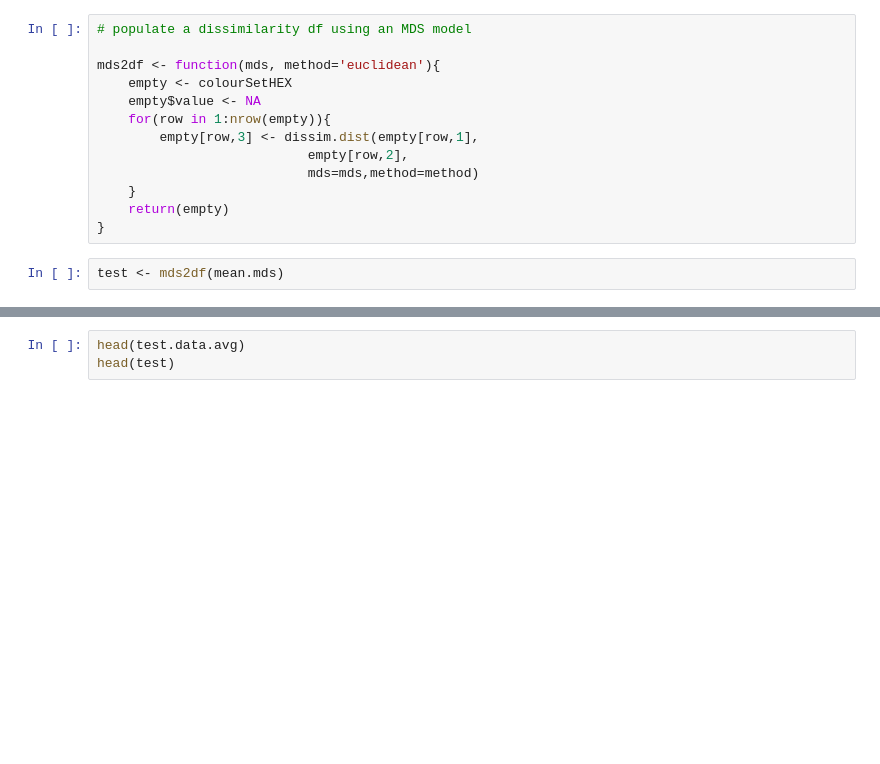
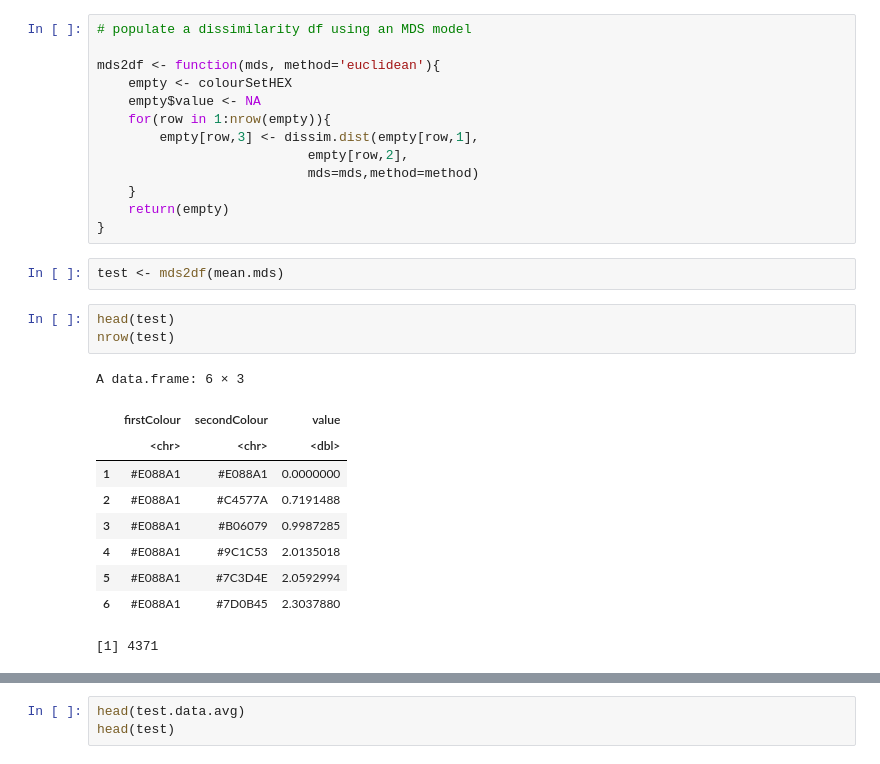
Before and after one commit to crstnn/MassiveDissimilarityJudgementReport, a Jupyter notebook: Preliminary Analysis.ipynb, the cells around one changed output, grey strips where cells are left out. Drawn from its saved outputs; the diff is of its cells as text; blank space fills up the shorter version.

```diff
--- a/Preliminary Analysis.ipynb
+++ b/Preliminary Analysis.ipynb
@@ -1071,4 +1108,18 @@ mds2df <- function(mds, method='euclidean'){
 }
 # %%
 test <- mds2df(mean.mds)
+# %%
+head(test)
+nrow(test)
+# %% [output]
+A data.frame: 6 × 3
+|  | firstColour | secondColour | value |
+|  | <chr> | <chr> | <dbl> |
+| 1 | #E088A1 | #E088A1 | 0.0000000 |
+| 2 | #E088A1 | #C4577A | 0.7191488 |
+| 3 | #E088A1 | #B06079 | 0.9987285 |
+| 4 | #E088A1 | #9C1C53 | 2.0135018 |
+| 5 | #E088A1 | #7C3D4E | 2.0592994 |
+| 6 | #E088A1 | #7D0B45 | 2.3037880 |
+[1] 4371
 # %%
```
Also changed, not shown: parts of 5 cells of this notebook, 1 other file.
